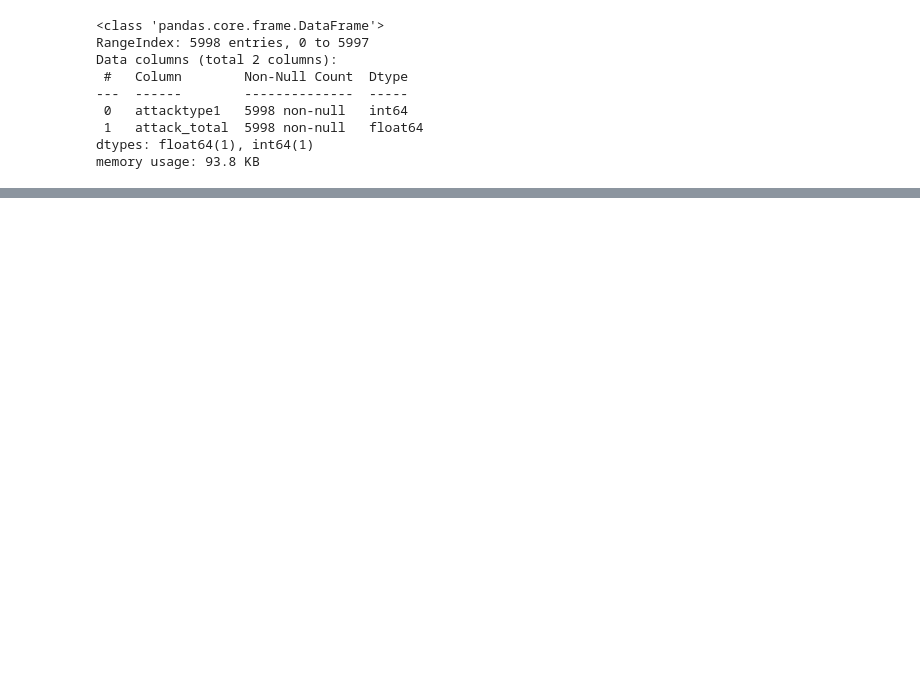
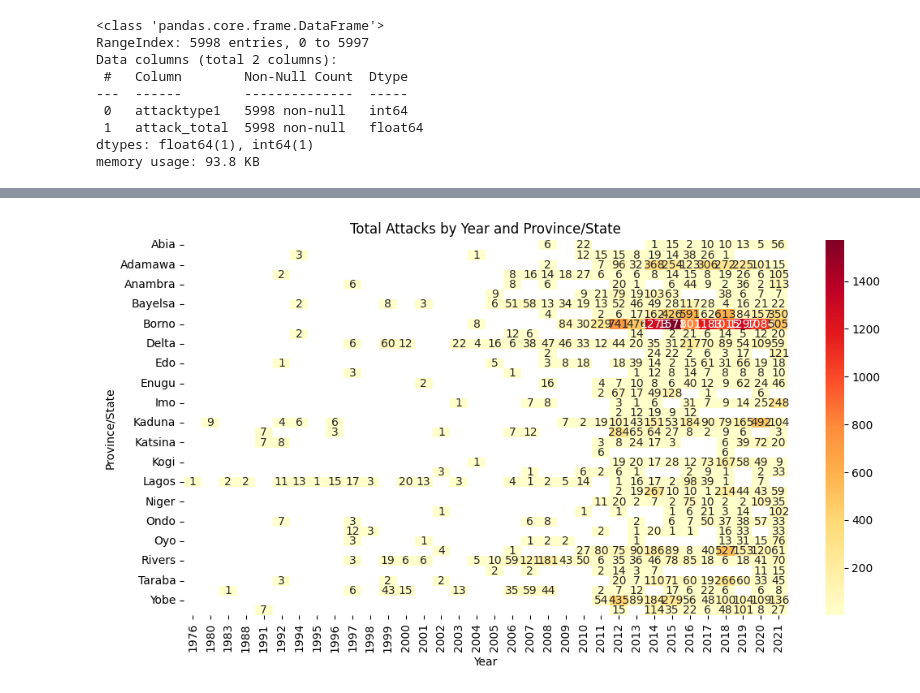
Before and after one commit to danishmeh/Project, a Jupyter notebook: omdena/3rd/terrorism.ipynb, the cells around one changed output, grey strips where cells are left out. Saved outputs shown, nothing was run; the diff lists cells and outputs as text; code cells hidden in the pictures; blank space fills up the shorter version.

```diff
--- a/omdena/3rd/terrorism.ipynb
+++ b/omdena/3rd/terrorism.ipynb
@@ -503,0 +523,17 @@ df_terrorism_sum_all_attacks.fillna(0)
+# %%
+import seaborn as sns
+import matplotlib.pyplot as plt
+
+# Assuming df_terrorism_sum_all_attacks is already defined
+
+# Create the heatmap
+plt.figure(figsize=(12, 6))
+sns.heatmap(df_terrorism_sum_all_attacks, cmap='YlOrRd', annot=True, fmt='g')
+plt.xlabel('Year')
+plt.ylabel('Province/State')
+plt.title('Total Attacks by Year and Province/State')
+
+# Show the plot
+plt.show()
+# %% [output]
+[figure, added]
```
Also changed, not shown: parts of 16 cells of this notebook.
